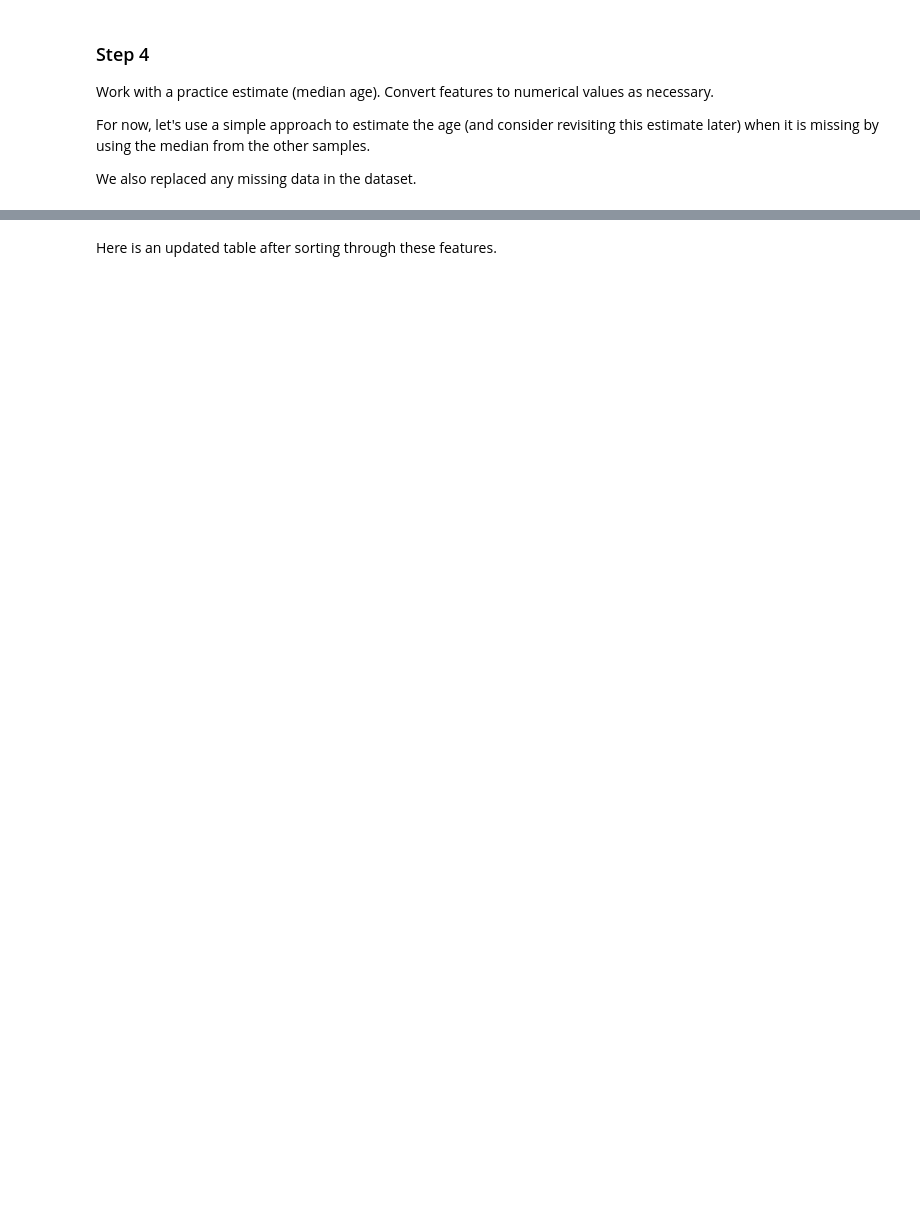
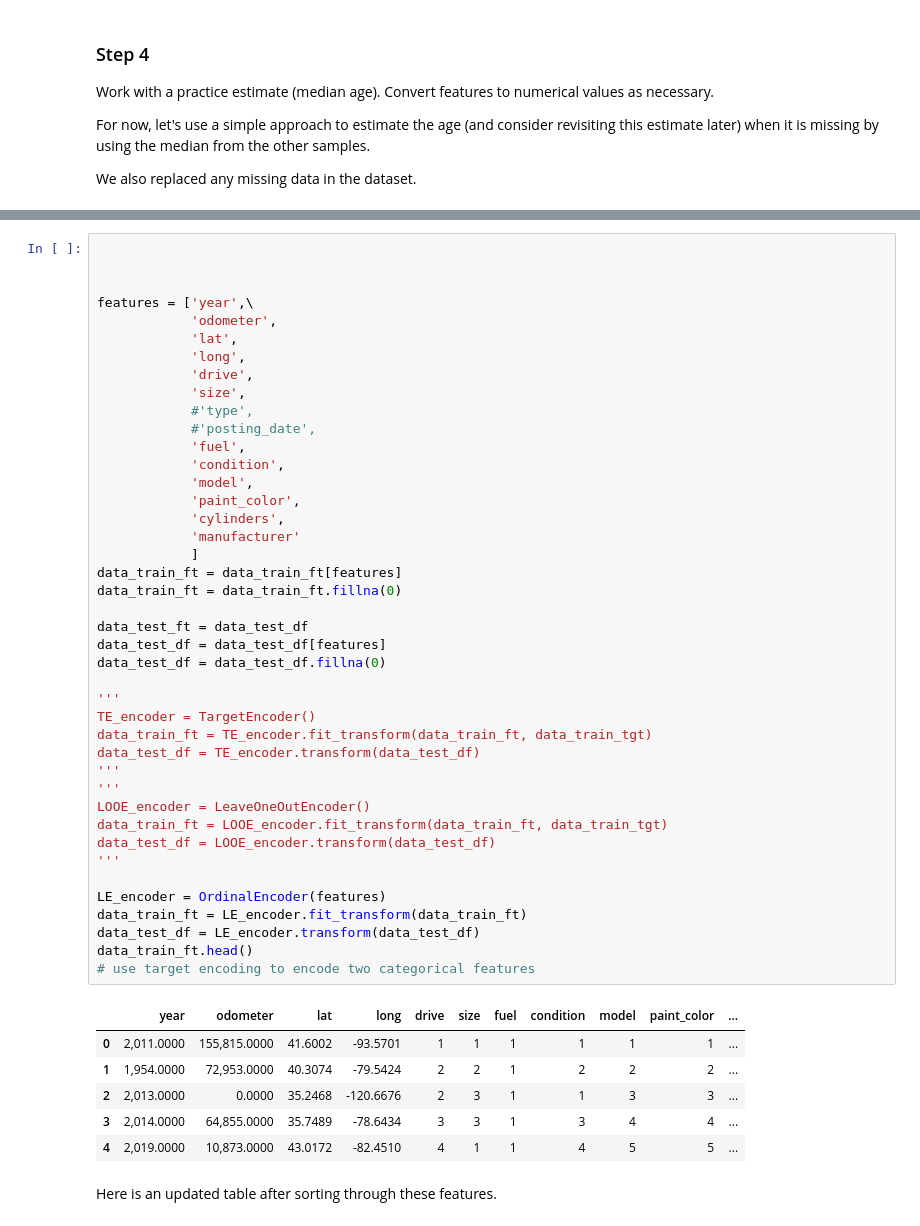
Before and after one commit to bdesollar/MLProject, a Jupyter notebook: Used_Car_Clas/used_cars_clas.ipynb, the cells around one changed output, grey strips where cells are left out. Drawn from its saved outputs; the diff is of its cells as text; blank space fills up the shorter version.

```diff
--- a/Used_Car_Clas/used_cars_clas.ipynb
+++ b/Used_Car_Clas/used_cars_clas.ipynb
@@ -169,3 +88,52 @@ Column (manufacturer) : [ 0  1  2  3  4  5  6  7  8  9 10 11 12 13 14 15 16 17 1
+# %%
+
+
+
+features = ['year',\
+            'odometer',
+            'lat',
+            'long',
+            'drive',
+            'size',
+            #'type',
+            #'posting_date',
+            'fuel',
+            'condition',
+            'model',
+            'paint_color',
+            'cylinders',
+            'manufacturer'
+            ]
+data_train_ft = data_train_ft[features]
+data_train_ft = data_train_ft.fillna(0)
+
+data_test_ft = data_test_df
+data_test_df = data_test_df[features]
+data_test_df = data_test_df.fillna(0)
+
+'''
+TE_encoder = TargetEncoder()
+data_train_ft = TE_encoder.fit_transform(data_train_ft, data_train_tgt)
+data_test_df = TE_encoder.transform(data_test_df)
+'''
+'''
+LOOE_encoder = LeaveOneOutEncoder()
+data_train_ft = LOOE_encoder.fit_transform(data_train_ft, data_train_tgt)
+data_test_df = LOOE_encoder.transform(data_test_df)
+'''
+
+LE_encoder = OrdinalEncoder(features)
+data_train_ft = LE_encoder.fit_transform(data_train_ft)
+data_test_df = LE_encoder.transform(data_test_df)
+data_train_ft.head()
+# use target encoding to encode two categorical features
+# %% [output]
+|  | year | odometer | lat | long | drive | size | fuel | condition | model | paint_color | ... |
+| 0 | 2,011.0000 | 155,815.0000 | 41.6002 | -93.5701 | 1 | 1 | 1 | 1 | 1 | 1 | ... |
+| 1 | 1,954.0000 | 72,953.0000 | 40.3074 | -79.5424 | 2 | 2 | 1 | 2 | 2 | 2 | ... |
+| 2 | 2,013.0000 | 0.0000 | 35.2468 | -120.6676 | 2 | 3 | 1 | 1 | 3 | 3 | ... |
+| 3 | 2,014.0000 | 64,855.0000 | 35.7489 | -78.6434 | 3 | 3 | 1 | 3 | 4 | 4 | ... |
+| 4 | 2,019.0000 | 10,873.0000 | 43.0172 | -82.4510 | 4 | 1 | 1 | 4 | 5 | 5 | ... |
 # %% [markdown]
 Here is an updated table after sorting through these features.
 # %%
```
Also changed, not shown: parts of 12 cells of this notebook, 3 other files.
